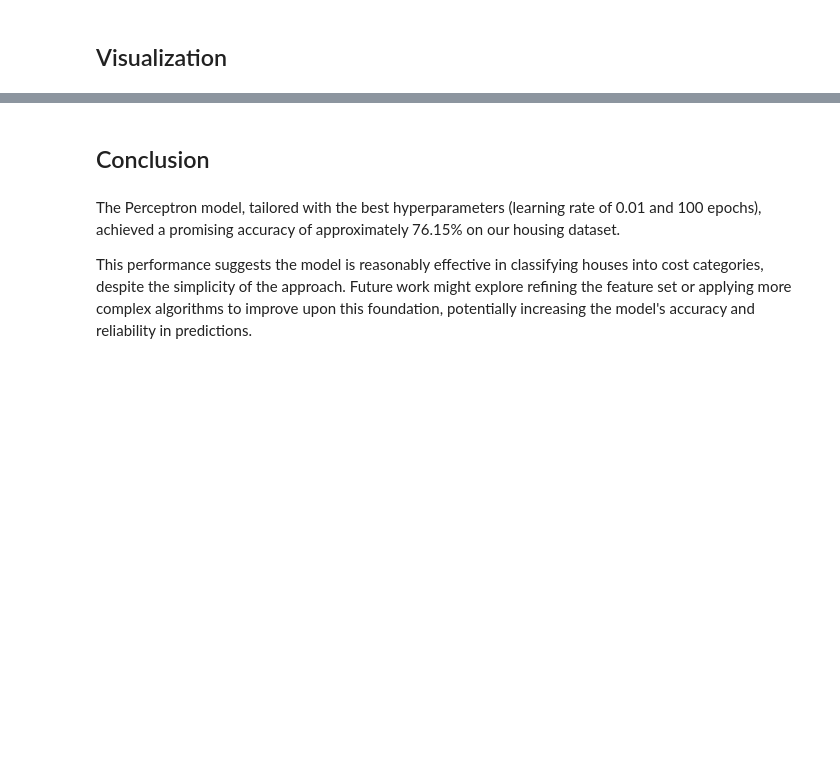
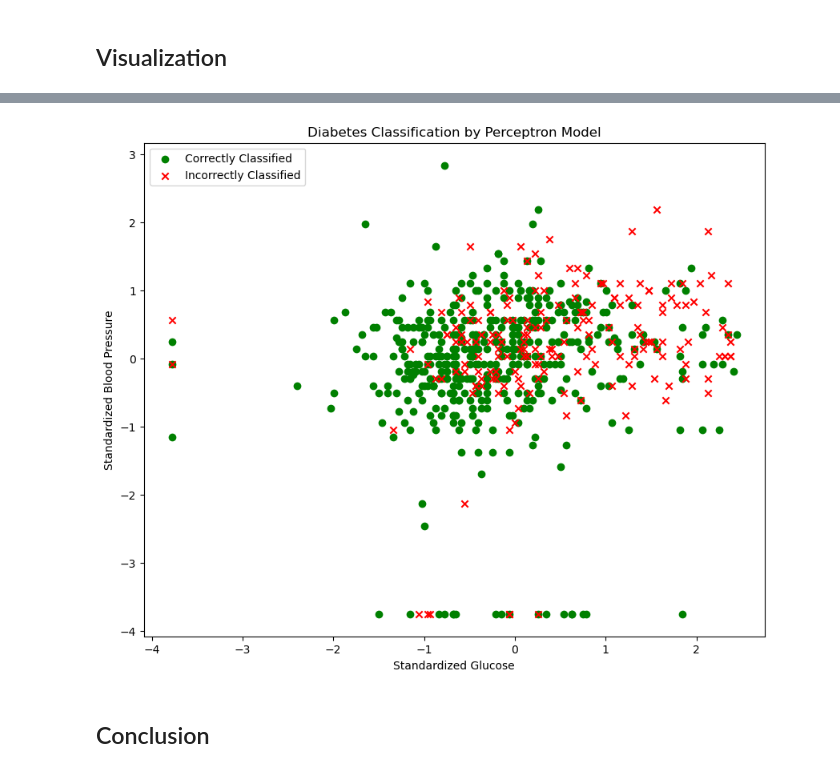
Before and after one commit to shy19007/INDE577_Fianl_Project, a Jupyter notebook: Supercised Learning/1_Perceptron/Single_Neuron.ipynb, the cells around one changed output, grey strips where cells are left out. Drawn from its saved outputs; the diff is of its cells as text; code cells hidden in the pictures; blank space fills up the shorter version.

```diff
--- a/Supercised Learning/1_Perceptron/Single_Neuron.ipynb
+++ b/Supercised Learning/1_Perceptron/Single_Neuron.ipynb
@@ -194,6 +160,40 @@ plt.show()
+# %%
+# First, let's import the required libraries and define our Perceptron class
+import numpy as np
+import matplotlib.pyplot as plt
+from sklearn.linear_model import Perceptron
+
+# Define a Perceptron object (assuming we are using sklearn's Perceptron)
+clf = Perceptron(max_iter=1000, eta0=0.01, random_state=42)
+
+# Now, let's fit the Perceptron model to our training data
+clf.fit(X_train_scaled, y_train)
+
+# And make predictions on the training data
+y_pred_train = clf.predict(X_train_scaled)
+
+# We will use 'Glucose' and 'BloodPressure' as two features to visualize
+# Let's assume that the first and second features in X_train_scaled correspond to 'Glucose' and 'BloodPressure'
+glucose_index = 0  # Adjust index if necessary
+blood_pressure_index = 1  # Adjust index if necessary
+
+# Now let's plot the two selected features
+plt.figure(figsize=(10, 8))
+
+# Scatter plot for correctly classified instances
+plt.scatter(X_train_scaled[y_train == y_pred_train, glucose_index], X_train_scaled[y_train == y_pred_train, blood_pressure_index],
+            color='green', marker='o', label='Correctly Classified')
+
+# Scatter plot for incorrectly classified instances
+plt.scatter(X_train_scaled[y_train != y_pred_train, glucose_index], X_train_scaled[y_train != y_pred_train, blood_pressure_index],
+            color='red', marker='x', label='Incorrectly Classified')
+
+plt.xlabel('Standardized Glucose')
+plt.ylabel('Standardized Blood Pressure')
+plt.title('Diabetes Classification by Perceptron Model')
+plt.legend(loc='upper left')
+plt.show()
+# %% [output]
+[figure, added]
 # %% [markdown]
 ## Conclusion
-# %% [markdown]
-The Perceptron model, tailored with the best hyperparameters (learning rate of 0.01 and 100 epochs), achieved a promising accuracy of approximately 76.15% on our housing dataset.
-
-This performance suggests the model is reasonably effective in classifying houses into cost categories, despite the simplicity of the approach. Future work might explore refining the feature set or applying more complex algorithms to improve upon this foundation, potentially increasing the model's accuracy and reliability in predictions.
```
Also changed, not shown: parts of 27 cells of this notebook, 2 other files.
